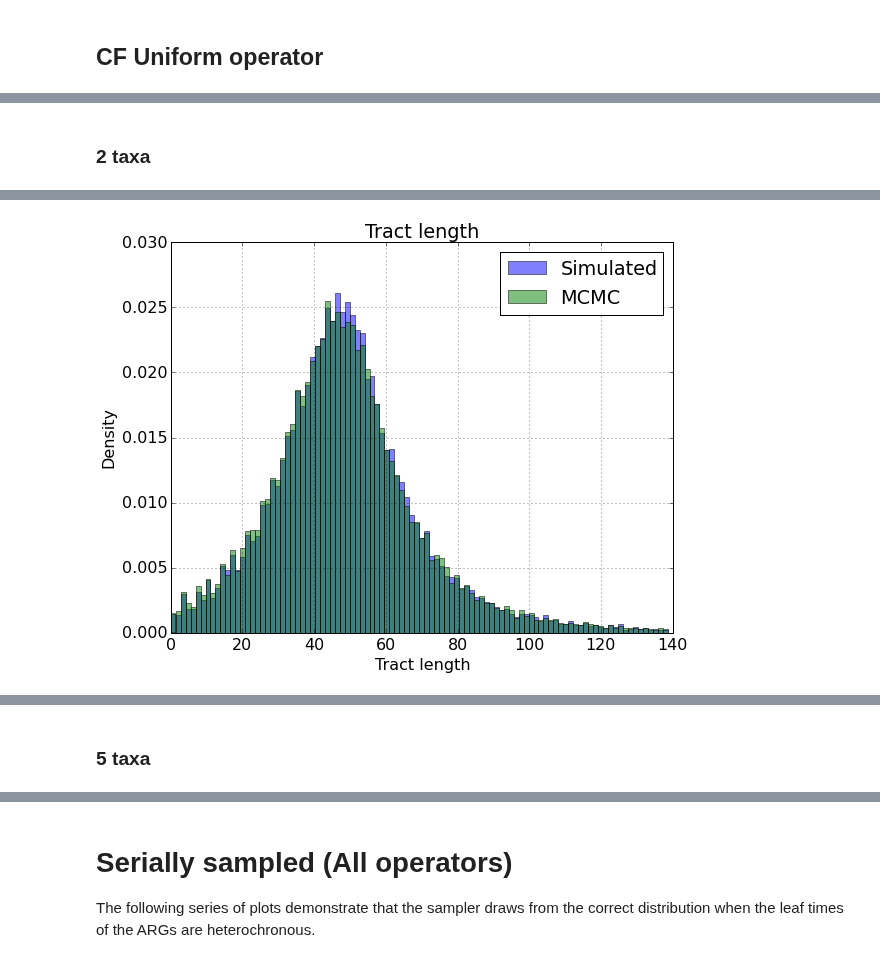
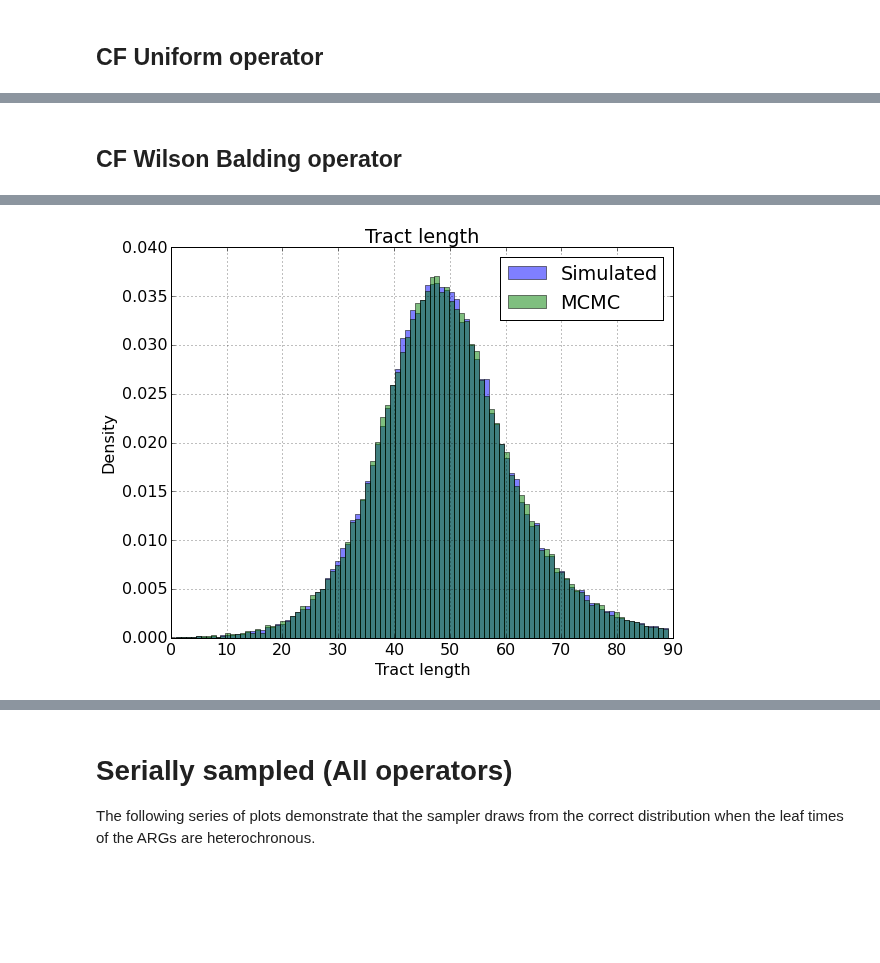
Before and after one commit to tgvaughan/bacter, a Jupyter notebook: examples/unrestricted/Validation.ipynb, the cells around one changed output, grey strips where cells are left out. Drawn from its saved outputs; the diff is of its cells as text; code cells hidden in the pictures; blank space fills up the shorter version.

Commit message:
Revamped all test xmls, caught some bugs.

```diff
--- a/examples/unrestricted/Validation.ipynb
+++ b/examples/unrestricted/Validation.ipynb
@@ -37,7 +37,7 @@ def drawAllComparisonPlots(df, dfs):
     show()
     drawComparisonPlot(df,dfs,'acg.nConv', 'Conversion count')
     show()
-    drawComparisonPlot(df, dfs, 'acg.meanTractLength', 'Tract length')
+    drawComparisonPlot(df, dfs, 'acg.alignment.meanTractLength', 'Tract length')
     show()
     drawComparisonPlot(df, dfs, 'acg.meanRegionLength', 'Region length')
     show()
@@ -241,7 +241,7 @@ drawAllComparisonPlots(df, dfs)
-# %% [markdown]
-### 2 taxa
+# %% [markdown]
+## CF Wilson Balding operator
 # %%
-dfs = read_table('ACGsimulations/simulateACGs2taxon.stats')
-df = removeBurnin(read_table('CFConvSwapTests/CFConvSwapTest2taxon.log'))
+dfs = read_table('ACGsimulations/simulateACGs5taxon.stats')
+df = removeBurnin(read_table('CFOperatorTests/CFWilsonBaldingTest5taxon.stats'))
 drawAllComparisonPlots(df, dfs)
 # %% [output]
@@ -250 +250 @@ drawAllComparisonPlots(df, dfs)
-[figure, old version]
+[figure, new version]
@@ -254,2 +253,0 @@ drawAllComparisonPlots(df, dfs)
-# %% [markdown]
-### 5 taxa
```
Also changed, not shown: parts of 21 cells of this notebook, 45 other files.
